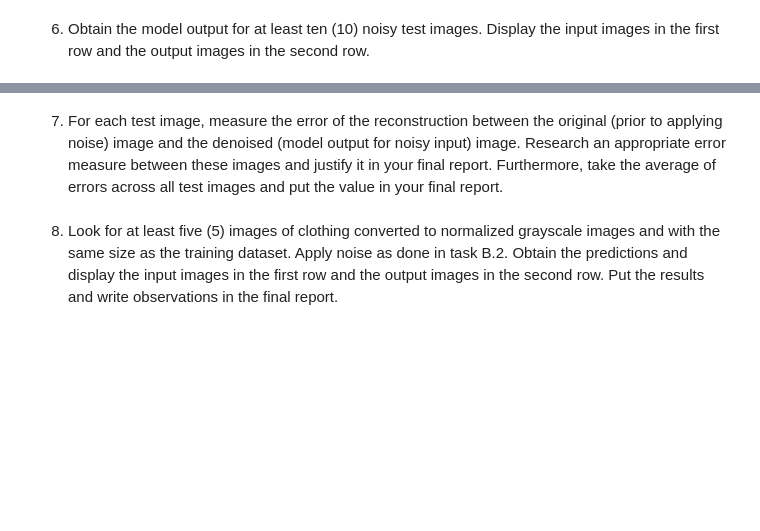
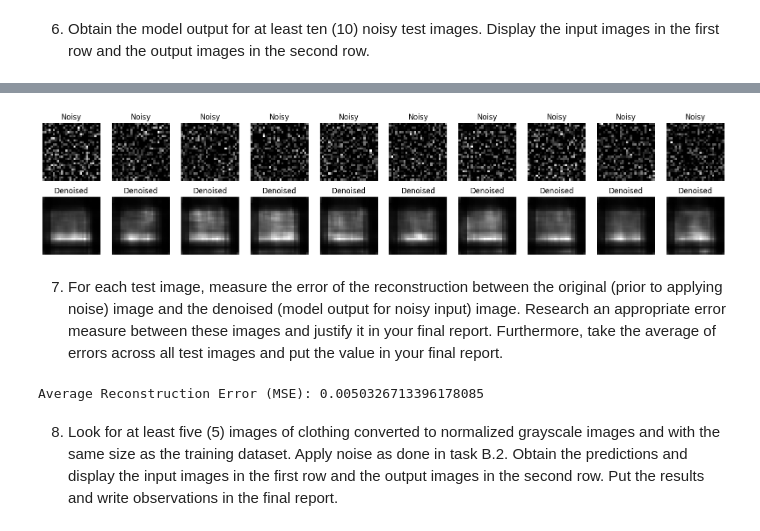
Before and after one commit to PJ-Caleon/LBYCPC4, a Jupyter notebook: Activity1.ipynb, the cells around one changed output, grey strips where cells are left out. Saved outputs shown, nothing was run; the diff lists cells and outputs as text; code cells hidden in the pictures; blank space fills up the shorter version.

```diff
--- a/Activity1.ipynb
+++ b/Activity1.ipynb
@@ -617,6 +617,7 @@ plt.show()
 # The second row contains the output denoised images
 ### --YOUR CODE HERE-- ###
 
+x_test_noisy = np.squeeze(x_test_noisy)
 x_test_noisy = np.expand_dims(x_test_noisy, -1)
 
 decoded_imgs = autoencoder_img.predict(x_test_noisy[:10])
@@ -625,6 +626,7 @@ plt.figure(figsize=(20, 4))
 for i in range(10):
     # display noisy
     ax = plt.subplot(2, 10, i + 1)
+    plt.imshow(x_train_noisy[i], cmap='gray')
     plt.imshow(x_test_noisy[i], cmap='gray')
     plt.title("Noisy")
     plt.axis('off')
@@ -640,2 +642,3 @@ ValueError: as_list() is not defined on an unknown TensorShape.
+[figure, added]
 # %% [markdown]
 7. For each test image, measure the error of the reconstruction between the original (prior to applying noise) image and the denoised (model output for noisy input) image. Research an appropriate  error measure between these images and justify it in your final report. Furthermore, take the average of errors across all test images and put the value in your final report.
@@ -644,2 +645,10 @@ ValueError: as_list() is not defined on an unknown TensorShape.
+# %%
+### --YOUR CODE HERE-- ###
+errors = np.mean((x_test_noisy[:10] - decoded_imgs) ** 2, axis=(1,2,3))  #
+avg_error = np.mean(errors)
+
+print("Average Reconstruction Error (MSE):", avg_error)
+# %% [output]
+Average Reconstruction Error (MSE): 0.0050326713396178085
 # %% [markdown]
 8. Look for at least five (5) images of clothing converted to normalized grayscale images and with the same size as the training dataset. Apply noise as done in task B.2. Obtain the predictions and display the input images in the first row and the output images in the second row. Put the results and write  observations in the final report.
```
Also changed, not shown: parts of 8 cells of this notebook.
